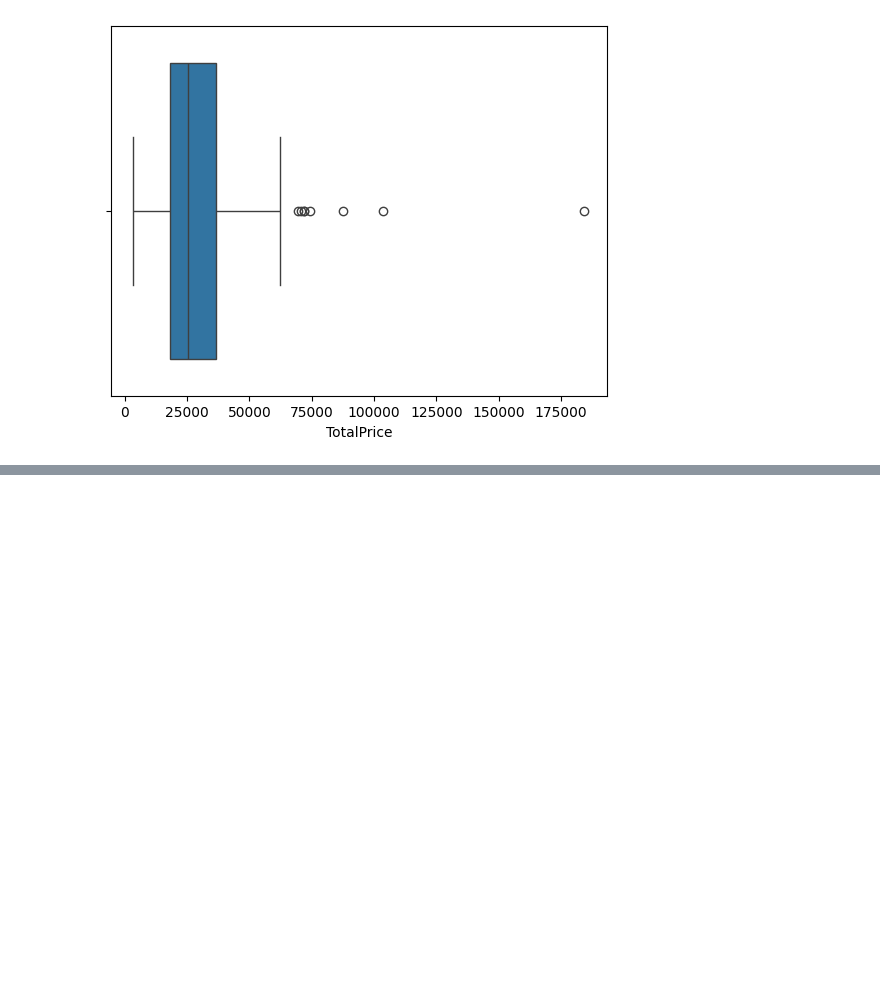
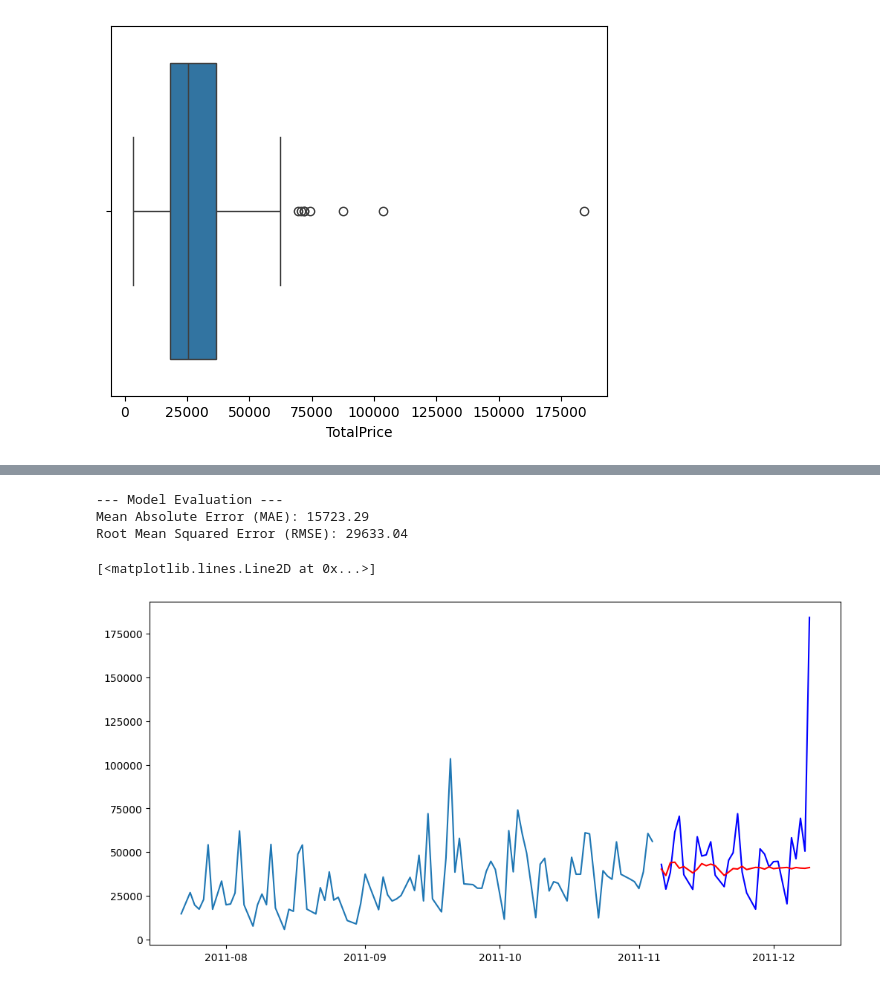
Before and after one commit to Pratham597/Retail_Sales_Forecasting, a Jupyter notebook: Forecasting/Analysis.ipynb, the cells around one changed output, grey strips where cells are left out. Cells and saved outputs as stored; diff of their text form; code cells hidden in the pictures; blank space fills up the shorter version.

```diff
--- a/Forecasting/Analysis.ipynb
+++ b/Forecasting/Analysis.ipynb
@@ -194,0 +112,16 @@ plt.show()
+# %%
+train_data = daily_sales.iloc[:-30]
+test_data = daily_sales.iloc[-30:]
+# %%
+print("Searching for the optimal SARIMA parameters...")
+best_model = pm.auto_arima(
+    train_data,
+    seasonal=True,
+    m=7,                     # Weekly seasonality
+    d=None,                  # Let the algorithm determine standard differencing
+    D=None,                  # Let the algorithm determine seasonal differencing
+    trace=True,              # Prints the grid search progress
+    error_action='ignore',
+    suppress_warnings=True,
+    stepwise=True            # Uses a smart search algorithm to save time
+)
@@ -194,0 +166,24 @@ plt.show()
+# %%
+from sklearn.metrics import mean_squared_error,mean_absolute_error
+
+forecast, conf_int = best_model.predict(n_periods=len(test_data), return_conf_int=True)
+forecast_index = test_data.index
+
+# 4. Evaluate Model Performance
+mae = mean_absolute_error(test_data, forecast)
+rmse = np.sqrt(mean_squared_error(test_data, forecast))
+print("\n--- Model Evaluation ---")
+print(f"Mean Absolute Error (MAE): {mae:.2f}")
+print(f"Root Mean Squared Error (RMSE): {rmse:.2f}")
+# %% [output]
+--- Model Evaluation ---
+Mean Absolute Error (MAE): 15723.29
+Root Mean Squared Error (RMSE): 29633.04
+# %%
+plt.figure(figsize=(12, 6))
+plt.plot(train_data.index[-90:], train_data[-90:], label='Training Data')
+plt.plot(test_data.index, test_data, label='Actual Test Data', color='blue')
+plt.plot(forecast_index, forecast, label='Forecast', color='red')
+# %% [output]
+[<matplotlib.lines.Line2D at 0x...>]
+[figure, added]
```
Also changed, not shown: parts of 28 cells of this notebook.
